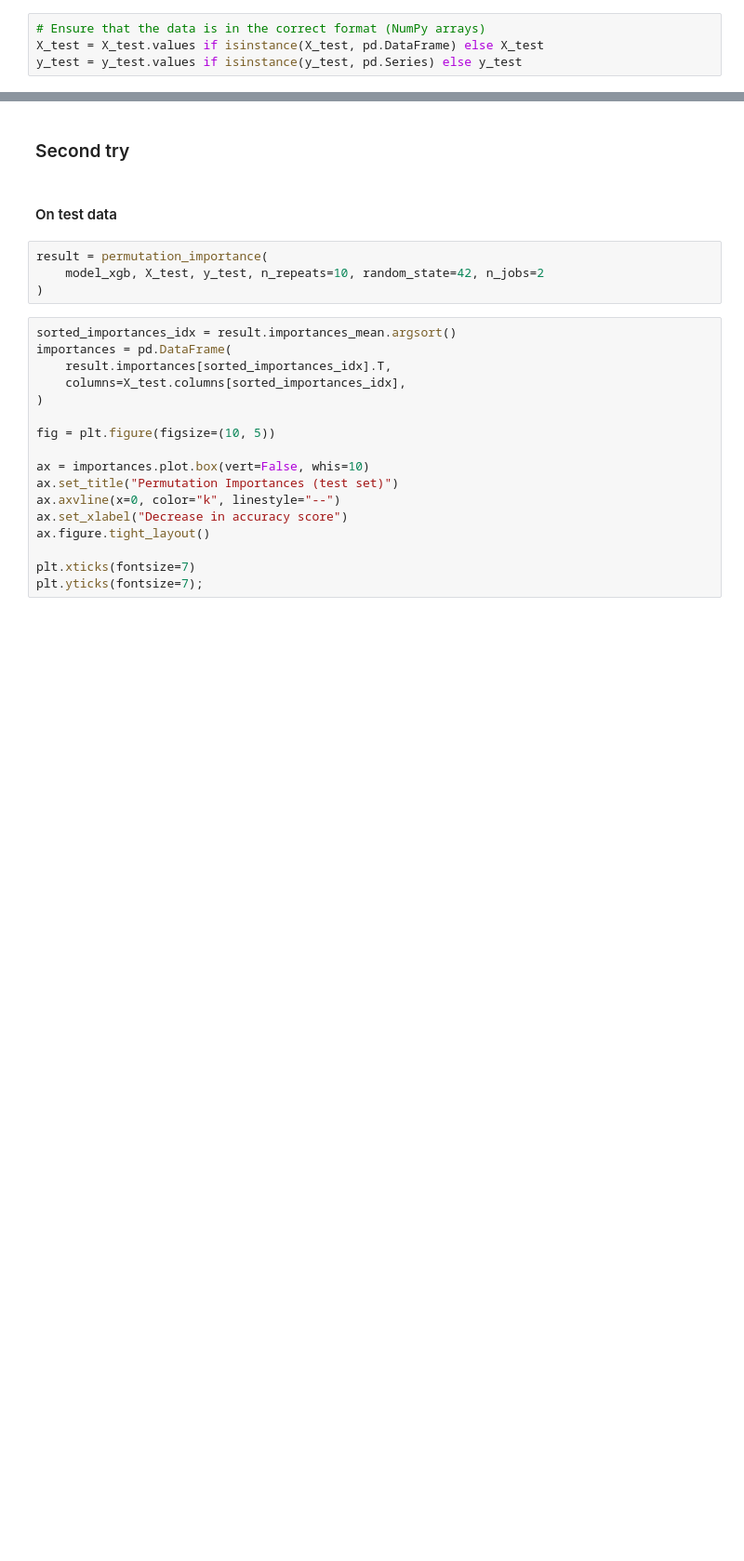
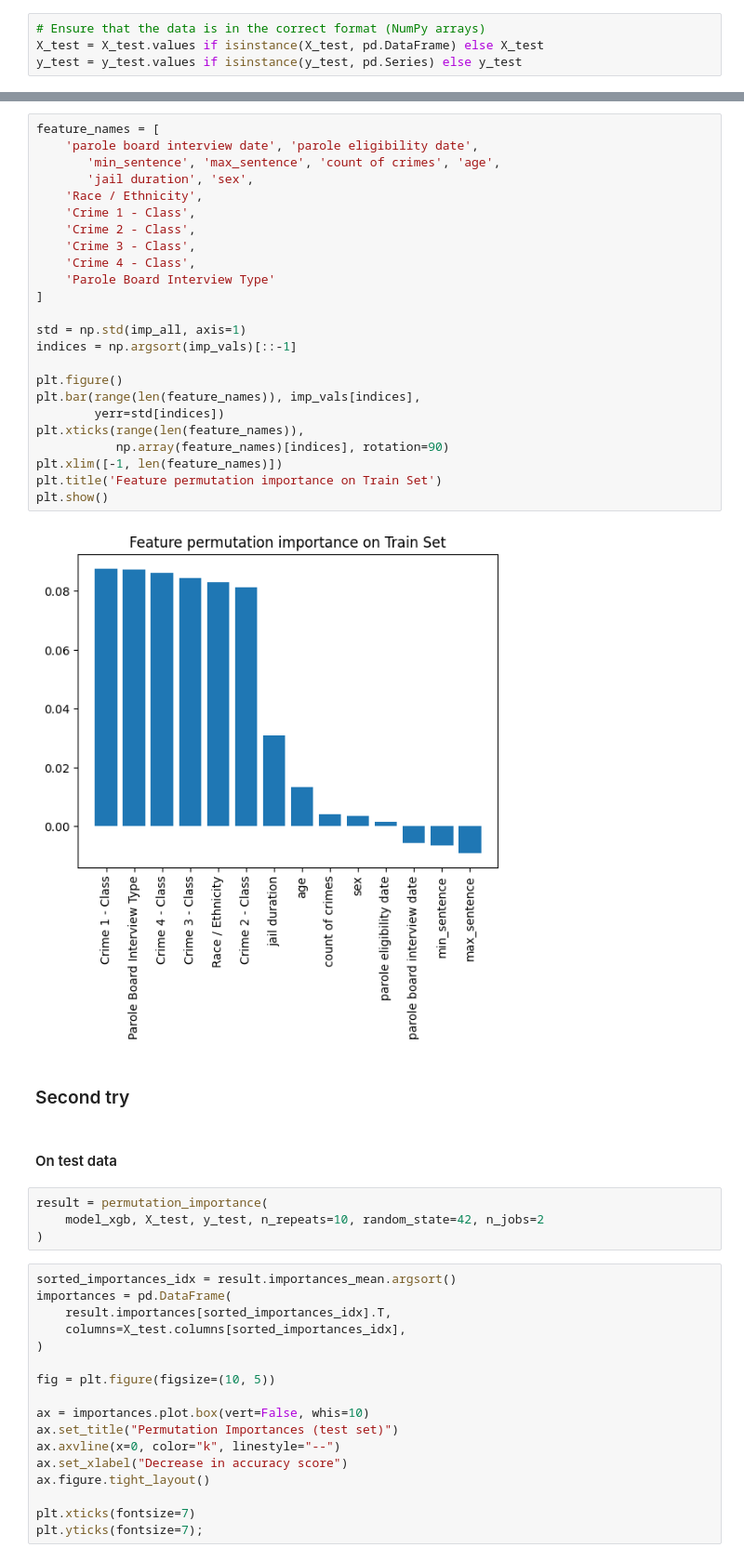
Before and after one commit to Idrissben/Interpretable-jimams, a Jupyter notebook: notebooks/step_7.ipynb, the cells around one changed output, grey strips where cells are left out. Shown at 93% size. Saved outputs shown, nothing was run; the diff lists cells and outputs as text; blank space fills up the shorter version.

```diff
--- a/notebooks/step_7.ipynb
+++ b/notebooks/step_7.ipynb
@@ -117,3 +148,29 @@ plt.show()
+# %%
+feature_names = [
+    'parole board interview date', 'parole eligibility date',
+       'min_sentence', 'max_sentence', 'count of crimes', 'age',
+       'jail duration', 'sex',
+    'Race / Ethnicity',
+    'Crime 1 - Class',
+    'Crime 2 - Class',
+    'Crime 3 - Class',
+    'Crime 4 - Class',
+    'Parole Board Interview Type'
+]
+
+std = np.std(imp_all, axis=1)
+indices = np.argsort(imp_vals)[::-1]
+
+plt.figure()
+plt.bar(range(len(feature_names)), imp_vals[indices],
+        yerr=std[indices])
+plt.xticks(range(len(feature_names)),
+           np.array(feature_names)[indices], rotation=90)
+plt.xlim([-1, len(feature_names)])
+plt.title('Feature permutation importance on Train Set')
+plt.show()
+# %% [output]
+[figure, added]
 # %% [markdown]
 ### Second try
 # %% [markdown]
```
Also changed, not shown: parts of 6 cells of this notebook.
